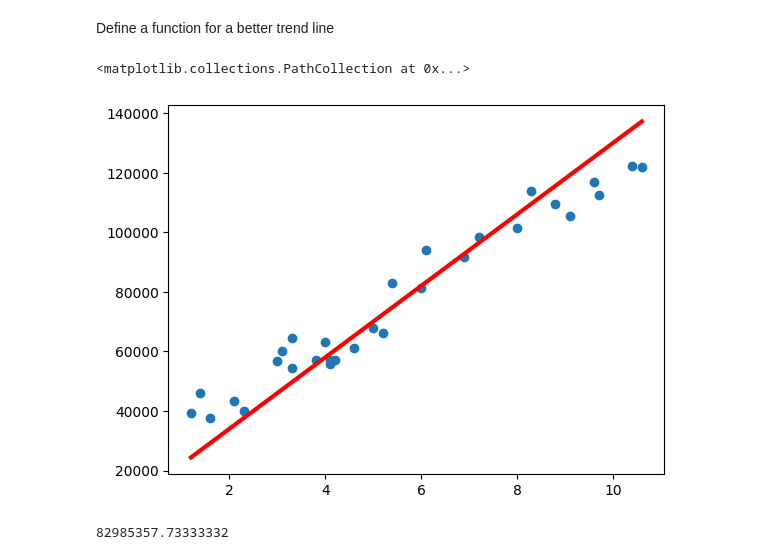
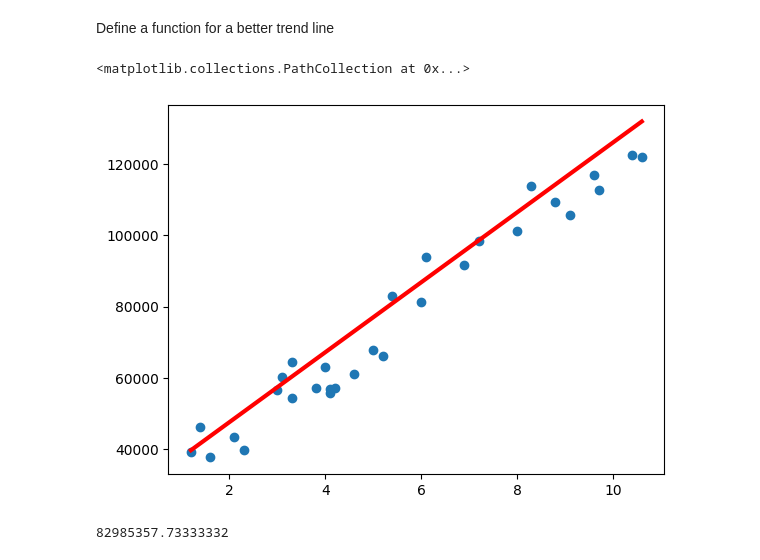
Before and after one commit to RichardMorris/TRUR2290-25-26, a Jupyter notebook: linear_regression_examples.ipynb, the cells around one changed output. Saved outputs shown, nothing was run; the diff lists cells and outputs as text; code cells hidden in the pictures.

```diff
--- a/linear_regression_examples.ipynb
+++ b/linear_regression_examples.ipynb
@@ -79,15 +82,15 @@ MeanSquareError(data,BadLine)
 Define a function for a better trend line
 # %%
 def BetterLine(x):
-  m = 12000
-  c = 10000
+  m = 9800
+  c = 28000
   return m * x + c
 
 plt.plot([d[0] for d in data],[BetterLine(float(d[0])) for d in data],c="red",linewidth='3')
 plt.scatter([d[0] for d in data],[d[1] for d in data])
 # %% [output]
 <matplotlib.collections.PathCollection at 0x...>
-[figure, old version]
+[figure, new version]
 # %%
 MeanSquareError(data,BetterLine)
 # %% [output]
```
Also changed, not shown: parts of 8 cells of this notebook.
